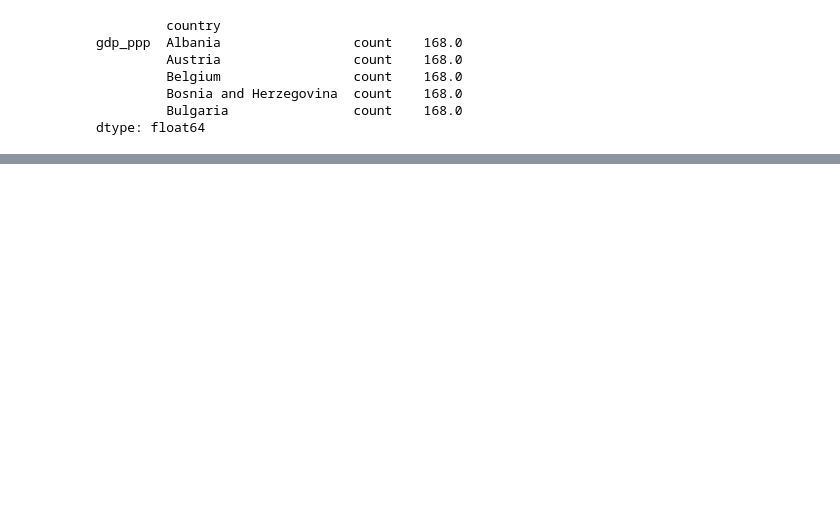
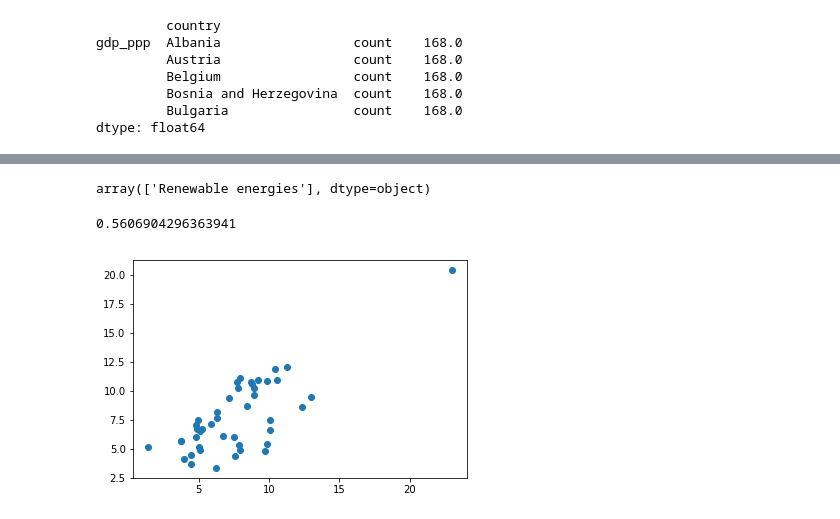
Before and after one commit to drdma/renewable_air, a Jupyter notebook: renewable_CO2.ipynb, the cells around one changed output, grey strips where cells are left out. Drawn from its saved outputs; the diff is of its cells as text; code cells hidden in the pictures; blank space fills up the shorter version.

Commit message:
added linear regression model and data

```diff
--- a/renewable_CO2.ipynb
+++ b/renewable_CO2.ipynb
@@ -438,0 +449,4 @@ for i in range(len(traincountries)):
+# %%
+
+countrydict = {allcountries[i]: i for i in range(0, len(allcountries) ) }
+countrydict
@@ -438,0 +471,33 @@ for i in range(len(traincountries)):
+# %%
+mldata_temp = alldf[alldf['country'].isin(traincountries)]
+mldata = mldata_temp.copy()
+mldata['country'] = mldata.country.map(countrydict)
+mldata = mldata[mldata.renew_typ=='Renewable energies']
+mldata.head()
+mldata.renew_typ.unique()
+# %% [output]
+array(['Renewable energies'], dtype=object)
+# %%
+from sklearn.linear_model import LinearRegression
+from sklearn.model_selection import train_test_split
+
+# need to classify countries? First try using co2, gdp_ppp, renew_ene
+
+mldata = mldata.dropna()
+(x_train, x_test, y_train, y_test) = train_test_split(mldata[['renew_ene','gdp_ppp', 'year', 'country']], mldata.co2, train_size=0.8, test_size=0.2, random_state=6)
+
+# mldata.renew_ene.isnull().sum()
+LRmodel = LinearRegression()
+LRmodel.fit(x_train, y_train)
+predictions = LRmodel.predict(x_test)
+LRmodel.score(x_test, y_test)
+# %% [output]
+0.5606904296363941
+# %%
+
+
+plt.scatter(y_test, predictions)
+# plt.scatter(x_test, predictions, color='b')
+plt.show()
+# %% [output]
+[figure, added]
```
Also changed, not shown: parts of 15 cells of this notebook, 1 other file.
